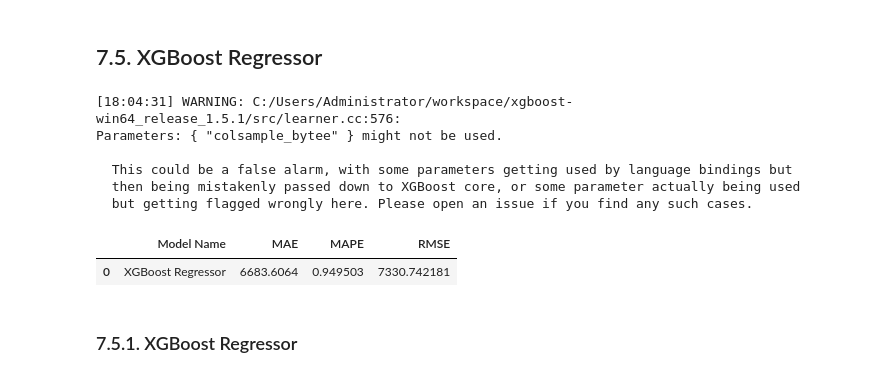
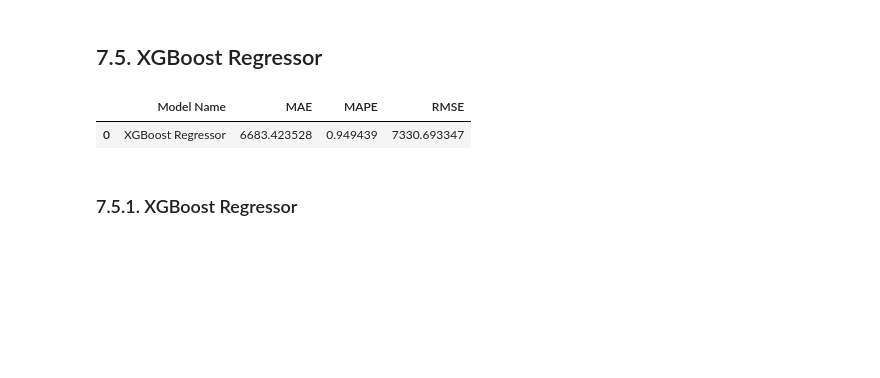
Before and after one commit to endhel/Rossmann-Store-Sales-Forecasting, a Jupyter notebook: store_sales_prediction.ipynb, the cells around one changed output. Cells and saved outputs as stored; diff of their text form; code cells hidden in the pictures; blank space fills up the shorter version.

```diff
--- a/store_sales_prediction.ipynb
+++ b/store_sales_prediction.ipynb
@@ -1020,27 +1023,21 @@ rf_result_cv
 # %%
 # model
 model_xgb = xgb.XGBRegressor( objective='reg:squarederror',
                               n_estimators=100,
                               eta=0.01,
                               max_depth=10,
                               subsample=0.7,
-                              colsample_bytee=0.9 ).fit( x_train, y_train )
+                              colsample_bytree=0.9 ).fit( x_train, y_train )
 
 # prediction
 yhat_xgb = model_xgb.predict( x_test )
 
 # performance
 xgb_result = ml_error( 'XGBoost Regressor', np.expm1( y_test ), np.expm1( yhat_xgb ) )
 xgb_result
 # %% [output]
-[18:04:31] WARNING: C:/Users/Administrator/workspace/xgboost-win64_release_1.5.1/src/learner.cc:576:
-Parameters: { "colsample_bytee" } might not be used.
-
-  This could be a false alarm, with some parameters getting used by language bindings but
-  then being mistakenly passed down to XGBoost core, or some parameter actually being used
-  but getting flagged wrongly here. Please open an issue if you find any such cases.
 |  | Model Name | MAE | MAPE | RMSE |
-| 0 | XGBoost Regressor | 6683.6064 | 0.949503 | 7330.742181 |
+| 0 | XGBoost Regressor | 6683.423528 | 0.949439 | 7330.693347 |
 # %% [markdown]
 ### 7.5.1. XGBoost Regressor
 # %%
```
Also changed, not shown: parts of 10 cells of this notebook.
